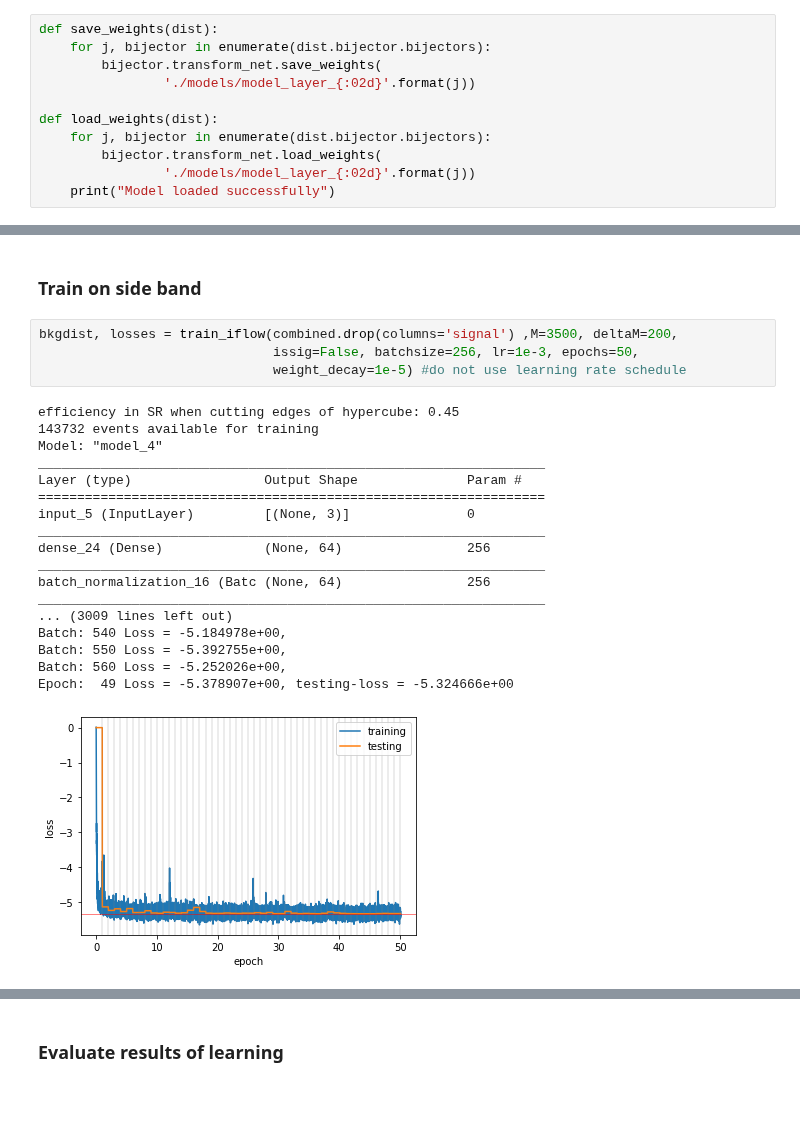
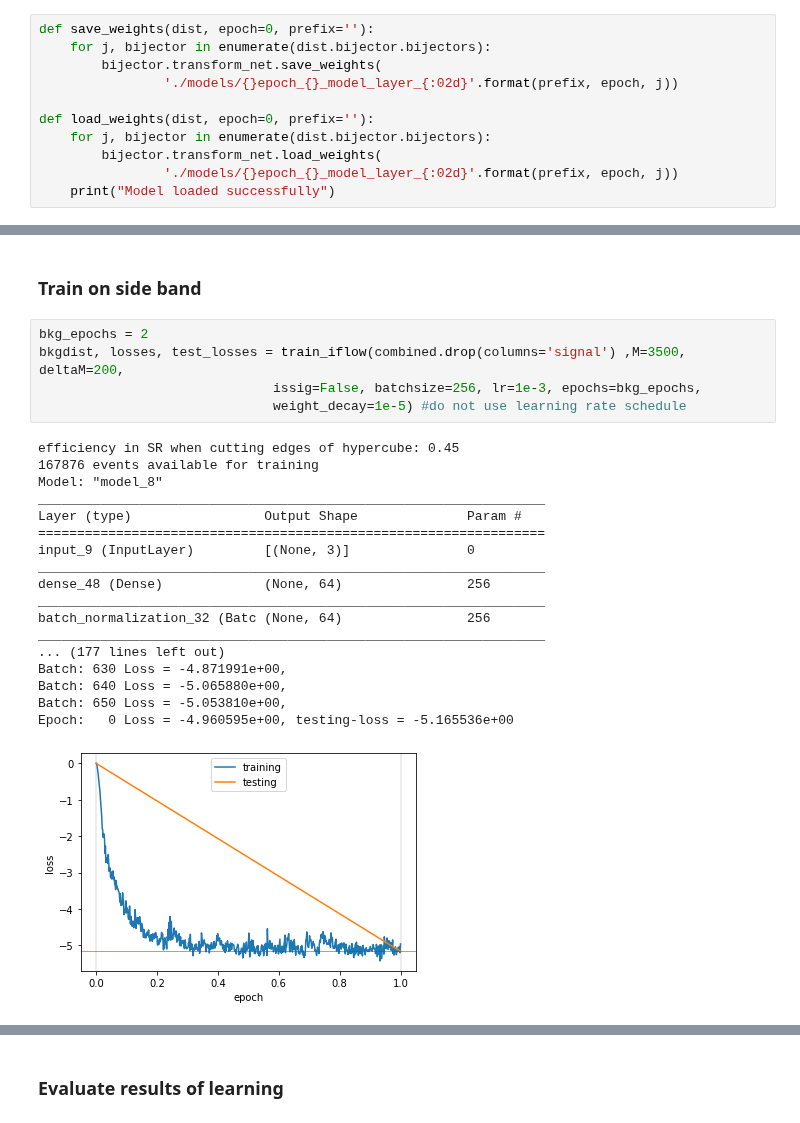
Before and after one commit to matteoettam09/i-flow, a Jupyter notebook: DensityEstimation/RnD_dataset.ipynb, the cells around one changed output, grey strips where cells are left out. Drawn from its saved outputs; the diff is of its cells as text.

```diff
--- a/DensityEstimation/RnD_dataset.ipynb
+++ b/DensityEstimation/RnD_dataset.ipynb
@@ -399,15 +399,15 @@ def train_one_step_no3(dist,optimizer,samples):
     optimizer.apply_gradients(zip(grads, dist.trainable_variables))
     return loss
 # %%
-def save_weights(dist):
+def save_weights(dist, epoch=0, prefix=''):
     for j, bijector in enumerate(dist.bijector.bijectors):
         bijector.transform_net.save_weights(
-                './models/model_layer_{:02d}'.format(j))
+                './models/{}epoch_{}_model_layer_{:02d}'.format(prefix, epoch, j))
 
-def load_weights(dist):
+def load_weights(dist, epoch=0, prefix=''):
     for j, bijector in enumerate(dist.bijector.bijectors):
         bijector.transform_net.load_weights(
-                './models/model_layer_{:02d}'.format(j))
+                './models/{}epoch_{}_model_layer_{:02d}'.format(prefix, epoch, j))
     print("Model loaded successfully")
 # %%
 def train_iflow(list_by_minv,M=3800, deltaM=100, issig=True, batchsize=200,
@@ -709,25 +776,26 @@ plot_learned_distributions(sigdist, 10000, truth=data_sig_train.drop(columns='si
 # %% [markdown]
 ### Train on side band
 # %%
-bkgdist, losses = train_iflow(combined.drop(columns='signal') ,M=3500, deltaM=200,
-                              issig=False, batchsize=256, lr=1e-3, epochs=50,
+bkg_epochs = 2
+bkgdist, losses, test_losses = train_iflow(combined.drop(columns='signal') ,M=3500, deltaM=200,
+                              issig=False, batchsize=256, lr=1e-3, epochs=bkg_epochs,
                               weight_decay=1e-5) #do not use learning rate schedule
 # %% [output]
 efficiency in SR when cutting edges of hypercube: 0.45
-143732 events available for training
-Model: "model_4"
+167876 events available for training
+Model: "model_8"
 _________________________________________________________________
 Layer (type)                 Output Shape              Param #
 =================================================================
-input_5 (InputLayer)         [(None, 3)]               0
+input_9 (InputLayer)         [(None, 3)]               0
 _________________________________________________________________
-dense_24 (Dense)             (None, 64)                256
+dense_48 (Dense)             (None, 64)                256
 _________________________________________________________________
-batch_normalization_16 (Batc (None, 64)                256
+batch_normalization_32 (Batc (None, 64)                256
 _________________________________________________________________
-... (3009 lines left out)
-Batch: 540 Loss = -5.184978e+00,
-Batch: 550 Loss = -5.392755e+00,
-Batch: 560 Loss = -5.252026e+00,
-Epoch:  49 Loss = -5.378907e+00, testing-loss = -5.324666e+00
+... (177 lines left out)
+Batch: 630 Loss = -4.871991e+00,
+Batch: 640 Loss = -5.065880e+00,
+Batch: 650 Loss = -5.053810e+00,
+Epoch:   0 Loss = -4.960595e+00, testing-loss = -5.165536e+00
-[figure, old version]
+[figure, new version]
```
Also changed, not shown: parts of 9 cells of this notebook.
